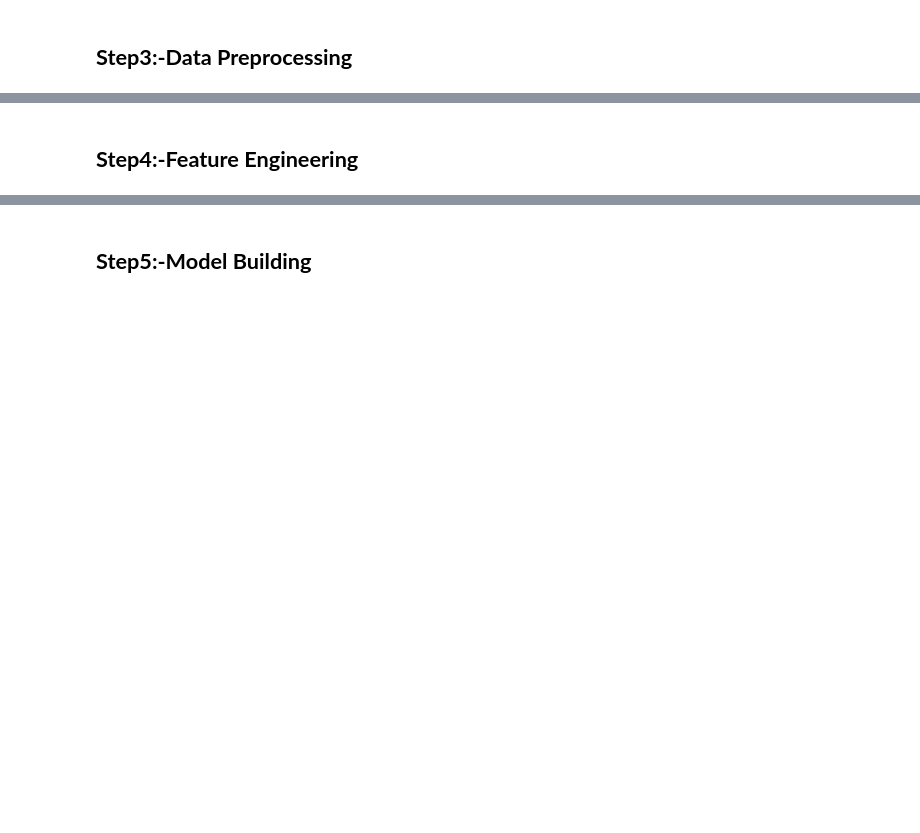
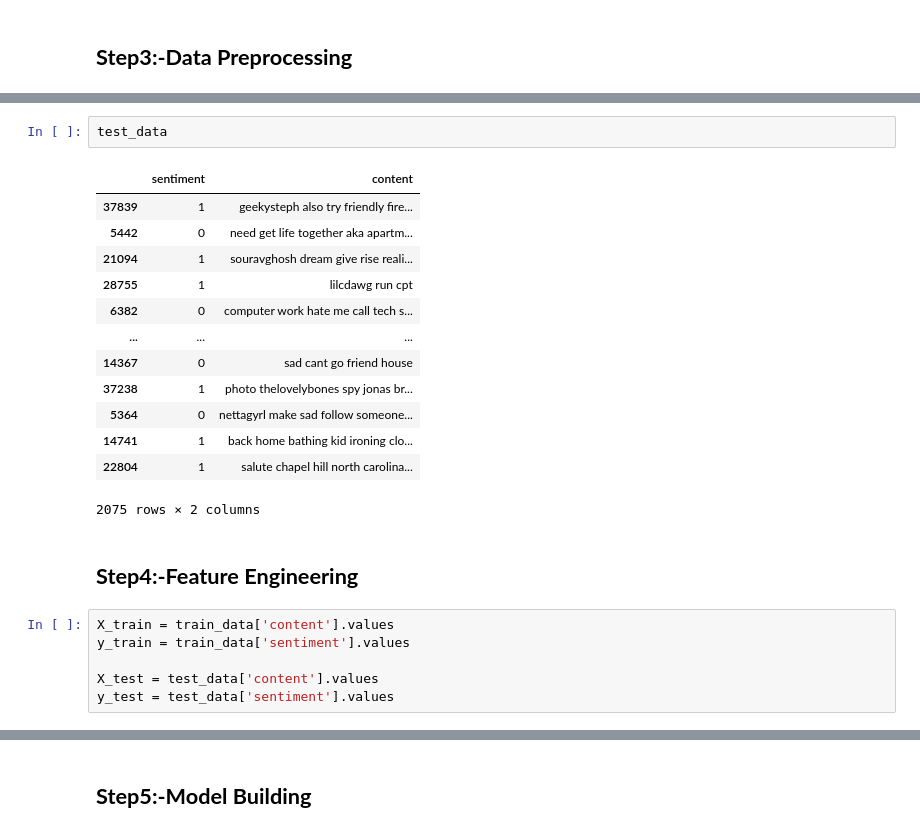
Before and after one commit to pande17827/MLOPS_Tutorial, a Jupyter notebook: 1.build and track ML Pipeline with DVC/Notebooks/twitter_emotions_detections.ipynb, the cells around one changed output, grey strips where cells are left out. Saved outputs shown, nothing was run; the diff lists cells and outputs as text; blank space fills up the shorter version.

```diff
--- a/1.build and track ML Pipeline with DVC/Notebooks/twitter_emotions_detections.ipynb
+++ b/1.build and track ML Pipeline with DVC/Notebooks/twitter_emotions_detections.ipynb
@@ -17,2 +300,24 @@ ModuleNotFoundError: No module named 'nltk'
+# %%
+test_data
+# %% [output]
+|  | sentiment | content |
+| 37839 | 1 | geekysteph also try friendly fire... |
+| 5442 | 0 | need get life together aka apartm... |
+| 21094 | 1 | souravghosh dream give rise reali... |
+| 28755 | 1 | lilcdawg run cpt |
+| 6382 | 0 | computer work hate me call tech s... |
+| ... | ... | ... |
+| 14367 | 0 | sad cant go friend house |
+| 37238 | 1 | photo thelovelybones spy jonas br... |
+| 5364 | 0 | nettagyrl make sad follow someone... |
+| 14741 | 1 | back home bathing kid ironing clo... |
+| 22804 | 1 | salute chapel hill north carolina... |
+2075 rows × 2 columns
 # %% [markdown]
 ## <b>Step4:-Feature Engineering
+# %%
+X_train = train_data['content'].values
+y_train = train_data['sentiment'].values
+
+X_test = test_data['content'].values
+y_test = test_data['sentiment'].values
```
Also changed, not shown: parts of 37 cells of this notebook, 21 other files.
